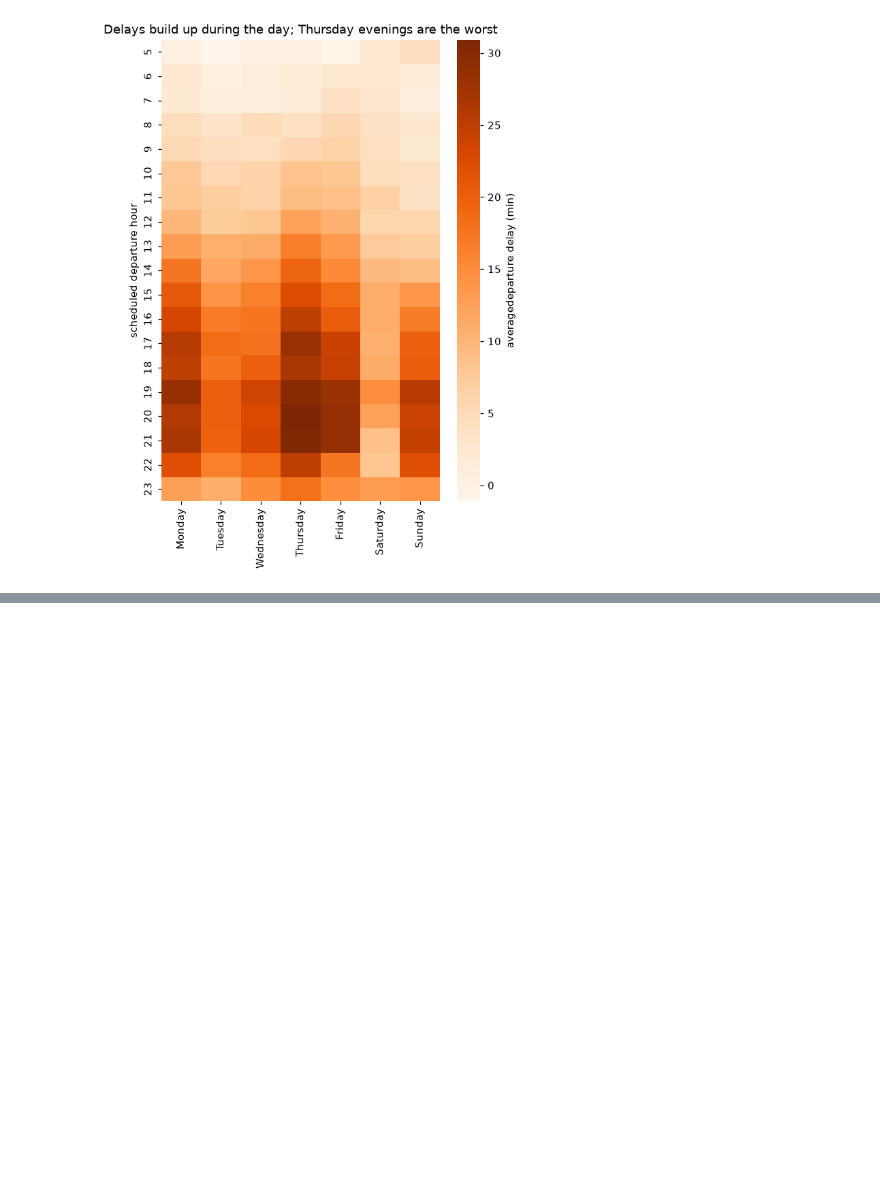
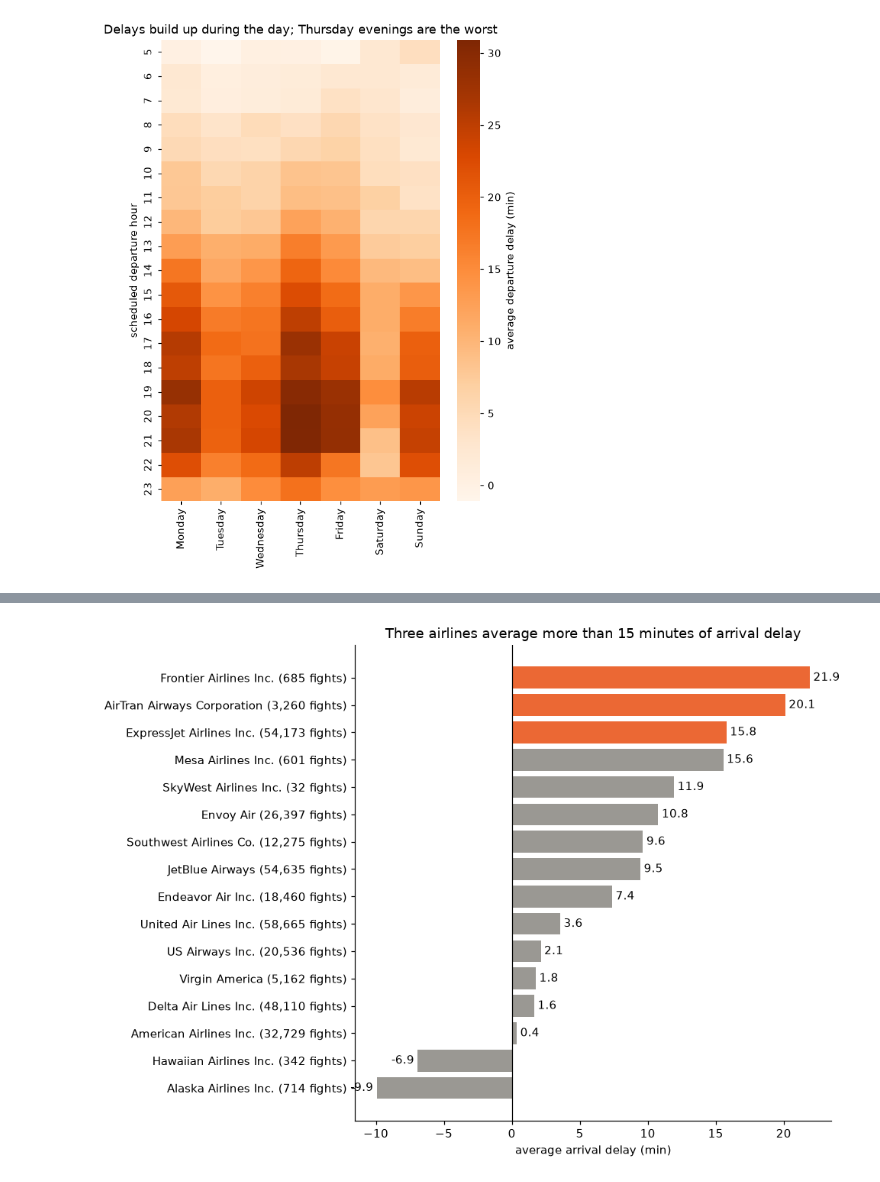
Before and after one commit to VictorRomeroHerrerosdeTejada/nyc-flights-delays, a Jupyter notebook: notebooks/report.ipynb, the cells around one changed output, grey strips where cells are left out. Drawn from its saved outputs; the diff is of its cells as text; code cells hidden in the pictures; blank space fills up the shorter version.

Commit message:
Add airline comparison finding

```diff
--- a/notebooks/report.ipynb
+++ b/notebooks/report.ipynb
@@ -48,0 +59,15 @@ plt.show()
+# %%
+named = flights.merge(airlines, on="carrier", how="left")
+airline_stats = mean_by(named, "name", "arr_delay")
+
+labels = [f"{name} ({n:,} fights)" for name, n in zip(airline_stats.index, airline_stats["n"])]
+ranking = pd.Series(airline_stats["mean"].values, index=labels)
+
+ax = plot_ranking(ranking,
+                  title="Three airlines average more than 15 minutes of arrival delay",
+                  xlabel="average arrival delay (min)"
+                 )
+ax.axvline(0, color="black", lw=0.8)
+plt.show()
+# %% [output]
+[figure, added]
```
Also changed, not shown: parts of 1 cell of this notebook.
